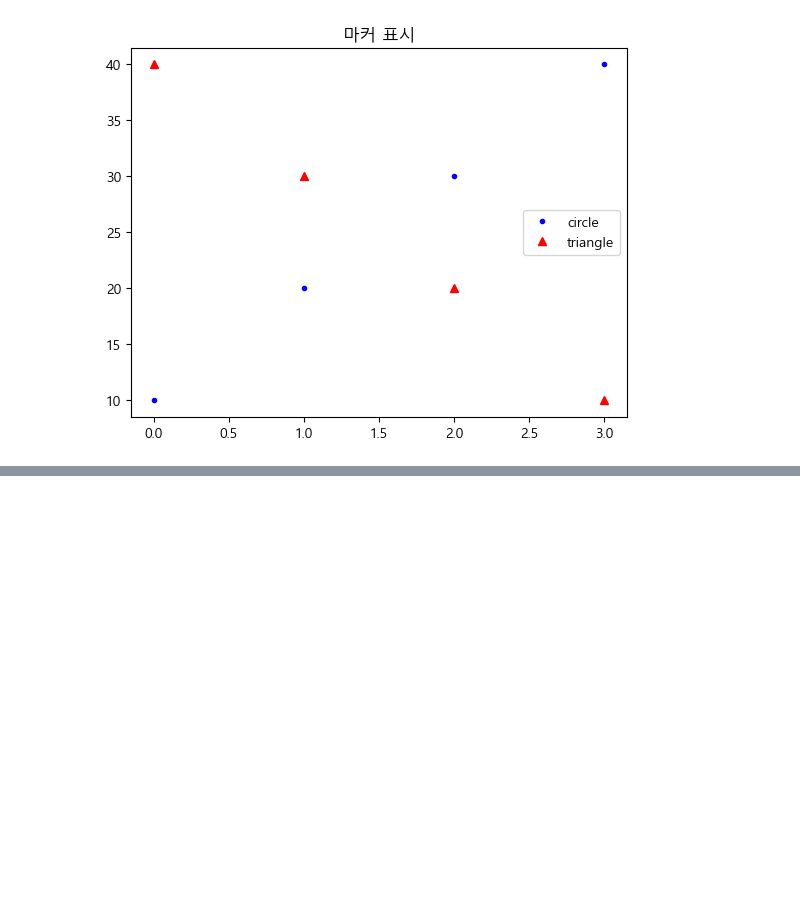
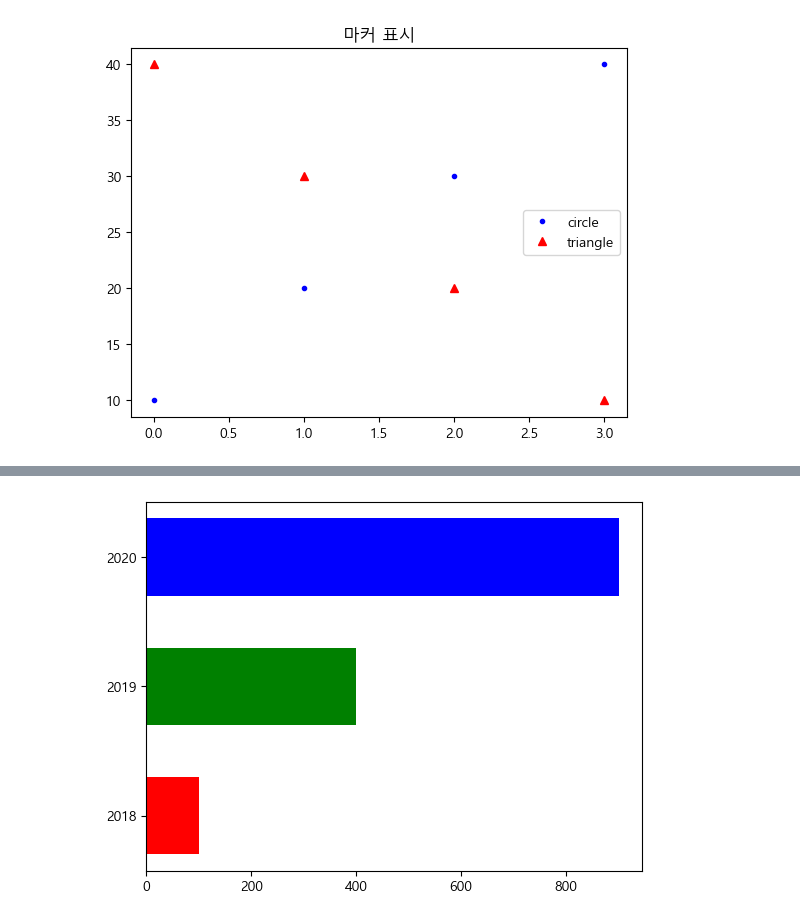
Before and after one commit to Amanda999a/kdt_sf6, a Jupyter notebook: dataworks/plt1.ipynb, the cells around one changed output, grey strips where cells are left out. Saved outputs shown, nothing was run; the diff lists cells and outputs as text; code cells hidden in the pictures; blank space fills up the shorter version.

```diff
--- a/dataworks/plt1.ipynb
+++ b/dataworks/plt1.ipynb
@@ -44,0 +84,15 @@ plt.show()
+# %%
+# 수평 막대 그래프 - 가로 막대 (barh chart)
+import matplotlib.pyplot as plt
+
+y = range(3)
+x = [100, 400, 900]
+
+# 가로 막대 그래프
+plt.barh(y, x, color = ['r', 'g', 'b'], height=0.6) # width-막대 너비
+
+# 눈금 표시
+plt.yticks(y, ['2018', '2019', '2020'])
+plt.show()
+# %% [output]
+[figure, added]
```
Also changed, not shown: parts of 4 cells of this notebook, 6 other files.
